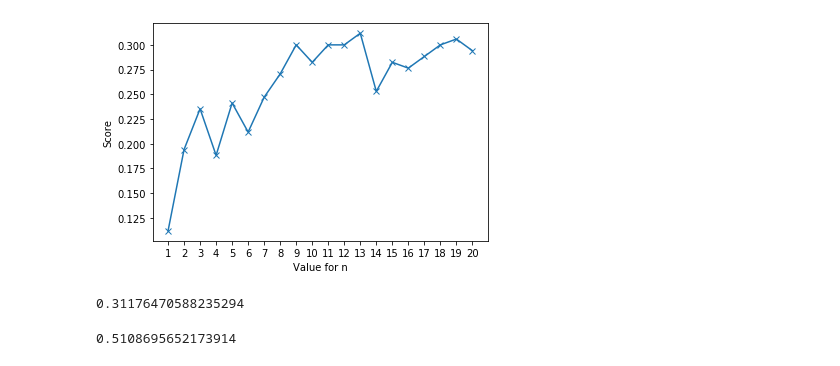
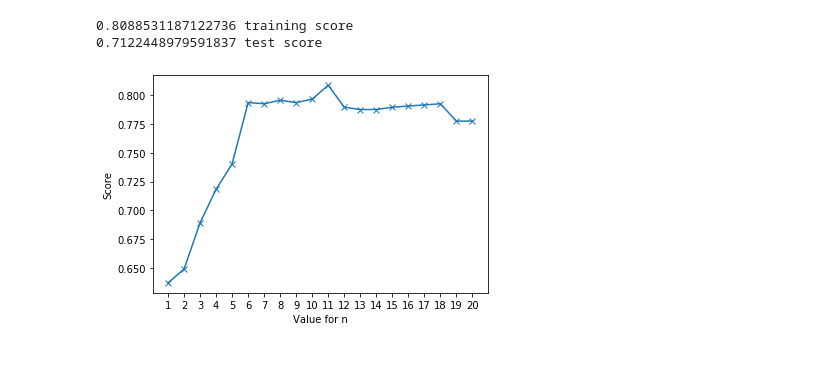
Before and after one commit to anhphamduy/eldp2, a Jupyter notebook: elp2.ipynb, the cells around one changed output. Saved outputs shown, nothing was run; the diff lists cells and outputs as text; code cells hidden in the pictures.

```diff
--- a/elp2.ipynb
+++ b/elp2.ipynb
@@ -215,0 +214,14 @@ entropy_with_index
+# %%
+enc_mi = KBinsDiscretizer(n_bins=15, encode = "ordinal")
+X_binned_mi = pd.DataFrame(enc_mi.fit_transform(X_train))
+X_binned_test_mi = pd.DataFrame(enc_mi.fit_transform(X_test))
+# %%
+X_train_kmeans = kmeans_interaction_featurize(X_train, X_binned_mi)
+X_test_kmeans = kmeans_interaction_featurize(X_test, X_binned_test_mi)
+# %%
+from sklearn.feature_selection import mutual_info_classif
+
+mutual_info_classifier = mutual_info_classif(X_train_kmeans, y_train)
+entropy_with_index = sorted([(index, el) for index, el in zip(mutual_info_classifier, X_train_kmeans.columns)], key=lambda x: x[0], reverse=True)
+
+entropy_with_index
@@ -216,28 +246,25 @@ entropy_with_index
+# %%
+scores_train_kmeans = []
+scores_test_kmeans = []
+for i in range(1, len(entropy_with_index)):
+    columns = [i[1] for i in entropy_with_index[0:i]]
+    knn.fit(X_train_kmeans[columns], y_train)
+    score_train_kmeans  = knn.score(X_train_kmeans[columns], y_train)
+    score_test_kmeans  = knn.score(X_test_kmeans[columns], y_test)
+    scores_train_kmeans.append(score_train_kmeans)
+    scores_test_kmeans.append(score_test_kmeans)
 # %%
-# knn_10.fit(generated_features, Y_train)
-# y_pred_knn_10 = knn_10.predict(X_train)
-# y_pred_knn_10_test = knn_10.predict(X_test)
-scores = []
-for i in range(1, len(entropy_with_index)):
-    columns = [i[1] for i in entropy_with_index[0:i]]
-    knn_10.fit(X_train_interaction_pair[columns], y_train)
-    y_pred = knn_10.predict(X_test_intraction_pair[columns])
-    score = precision_score(y_pred, y_test)
-    scores.append(score)
 import matplotlib.pyplot as plt
-
 range_n = range(1, len(entropy_with_index))
-op = plt.plot(range_n, scores)
+op = plt.plot(range_n, scores_train_kmeans)
 plt.setp(op,'marker', 'x')
 plt.xlabel("Value for n")
 plt.xticks(range_n)
 plt.ylabel("Score")
+print(max(scores_train_kmeans), "training score")
+print(max(scores_test_kmeans), "test score")
 plt.show()
-max(scores)
 # %% [output]
+0.8088531187122736 training score
+0.7122448979591837 test score
-[figure, old version]
+[figure, new version]
-0.31176470588235294
-# %%
-score_test_knn_10
-# %% [output]
-0.5108695652173914
```
Also changed, not shown: parts of 23 cells of this notebook.
